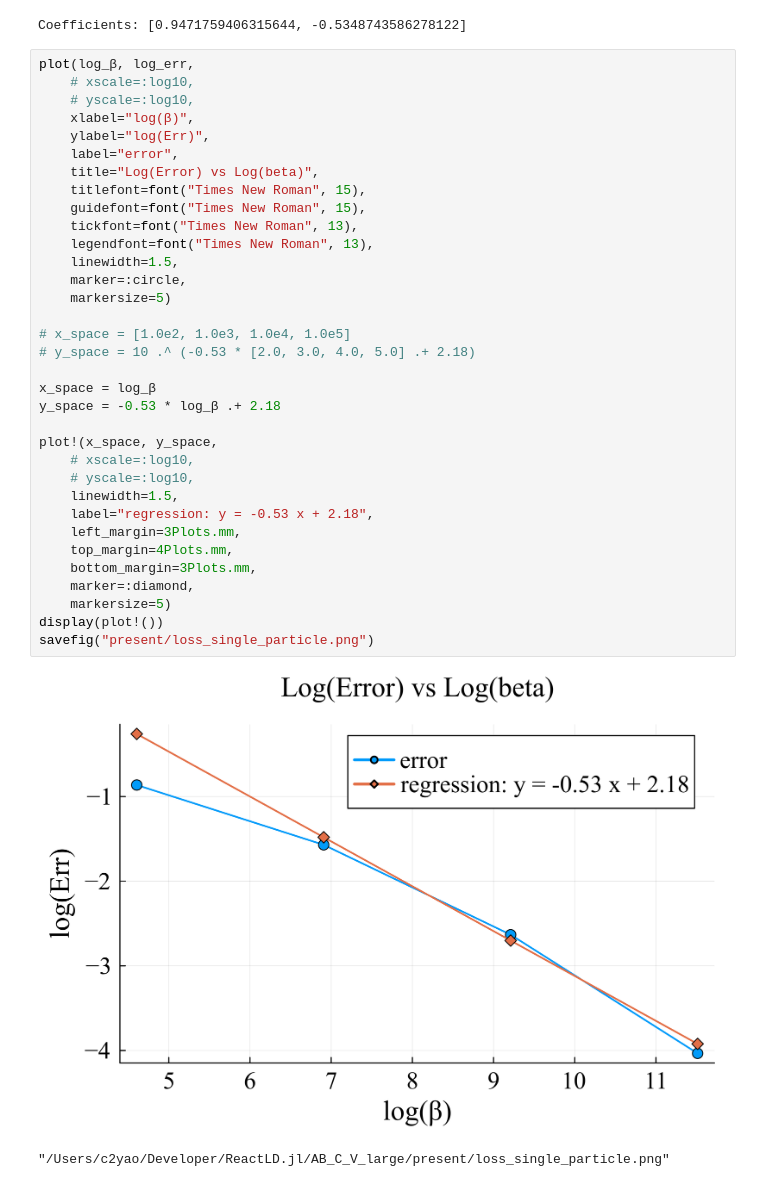
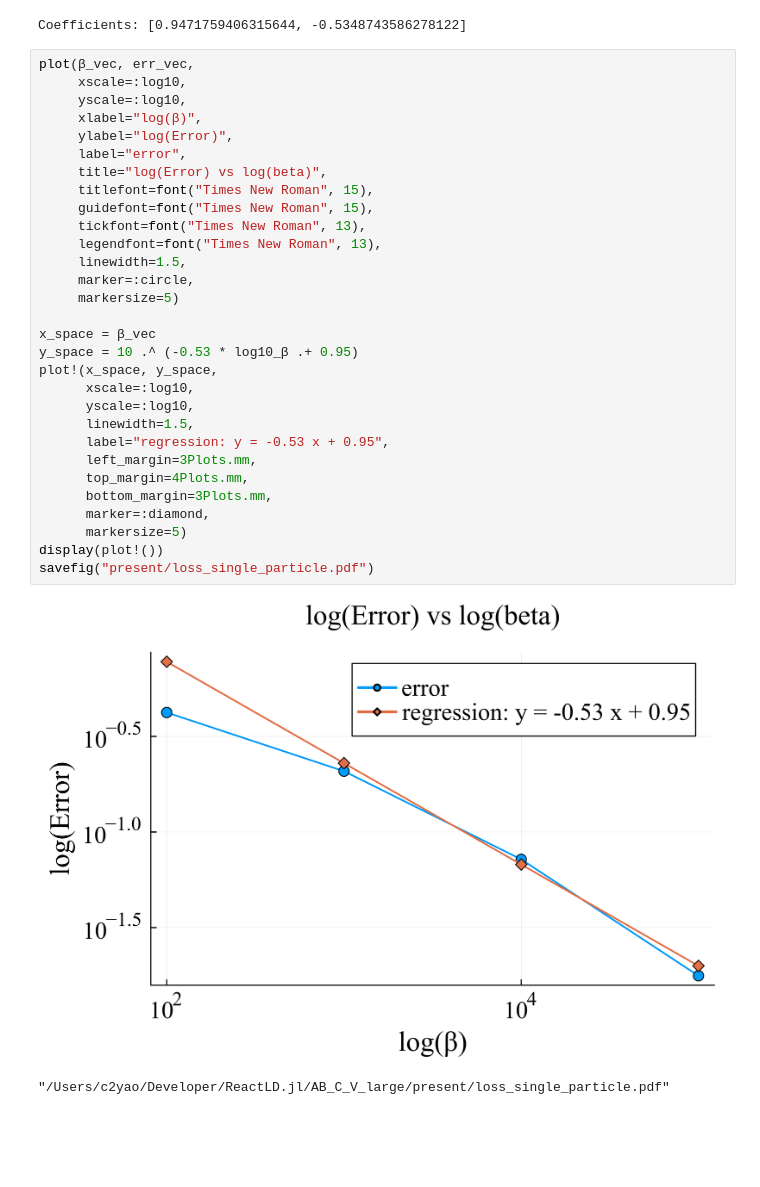
Before and after one commit to chenyaomath/ReactLD.jl, a Jupyter notebook: AB_C_V_large/final_results.ipynb, the cells around one changed output. Drawn from its saved outputs; the diff is of its cells as text; blank space fills up the shorter version.

```diff
--- a/AB_C_V_large/final_results.ipynb
+++ b/AB_C_V_large/final_results.ipynb
@@ -192,39 +171,35 @@ println("Coefficients: ", coef(model))
 # %% [output]
 Coefficients: [0.9471759406315644, -0.5348743586278122]
 # %%
-plot(log_β, log_err,
-    # xscale=:log10,
-    # yscale=:log10,
-    xlabel="log(β)",
-    ylabel="log(Err)",
-    label="error",
-    title="Log(Error) vs Log(beta)",
-    titlefont=font("Times New Roman", 15),
-    guidefont=font("Times New Roman", 15),
-    tickfont=font("Times New Roman", 13),
-    legendfont=font("Times New Roman", 13),
-    linewidth=1.5,
-    marker=:circle,
-    markersize=5)
+plot(β_vec, err_vec,
+     xscale=:log10,
+     yscale=:log10,
+     xlabel="log(β)",
+     ylabel="log(Error)",
+     label="error",
+     title="log(Error) vs log(beta)",
+     titlefont=font("Times New Roman", 15),
+     guidefont=font("Times New Roman", 15),
+     tickfont=font("Times New Roman", 13),
+     legendfont=font("Times New Roman", 13),
+     linewidth=1.5,
+     marker=:circle,
+     markersize=5)
 
-# x_space = [1.0e2, 1.0e3, 1.0e4, 1.0e5]
-# y_space = 10 .^ (-0.53 * [2.0, 3.0, 4.0, 5.0] .+ 2.18)
-
-x_space = log_β
-y_space = -0.53 * log_β .+ 2.18
-
+x_space = β_vec
+y_space = 10 .^ (-0.53 * log10_β .+ 0.95)
 plot!(x_space, y_space,
-    # xscale=:log10,
-    # yscale=:log10,
-    linewidth=1.5,
-    label="regression: y = -0.53 x + 2.18",
-    left_margin=3Plots.mm,
-    top_margin=4Plots.mm,
-    bottom_margin=3Plots.mm,
-    marker=:diamond,
-    markersize=5)
+      xscale=:log10,
+      yscale=:log10,
+      linewidth=1.5,
+      label="regression: y = -0.53 x + 0.95",
+      left_margin=3Plots.mm,
+      top_margin=4Plots.mm,
+      bottom_margin=3Plots.mm,
+      marker=:diamond,
+      markersize=5)
 display(plot!())
-savefig("present/loss_single_particle.png")
+savefig("present/loss_single_particle.pdf")
 # %% [output]
-[figure, old version]
+[figure, new version]
-"/Users/c2yao/Developer/ReactLD.jl/AB_C_V_large/present/loss_single_particle.png"
+"/Users/c2yao/Developer/ReactLD.jl/AB_C_V_large/present/loss_single_particle.pdf"
```
Also changed, not shown: parts of 5 cells of this notebook, 3 other files.
